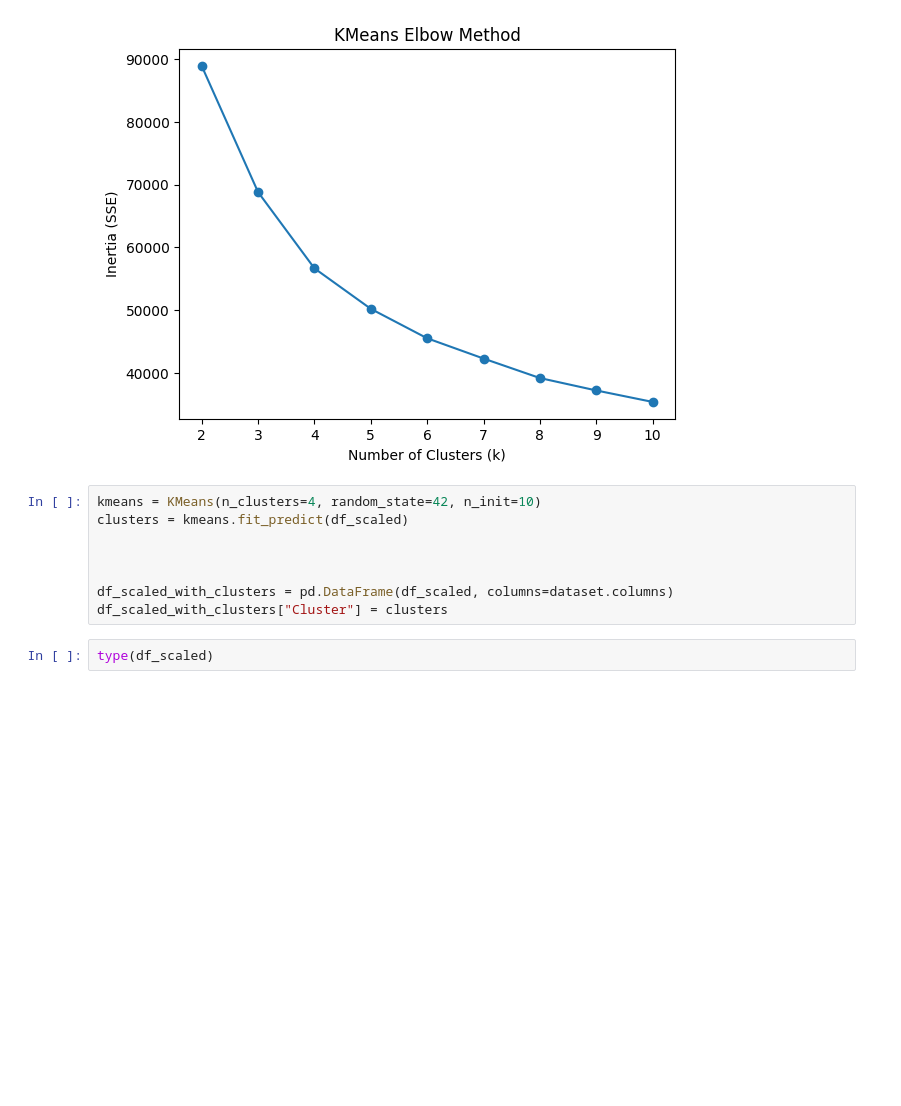
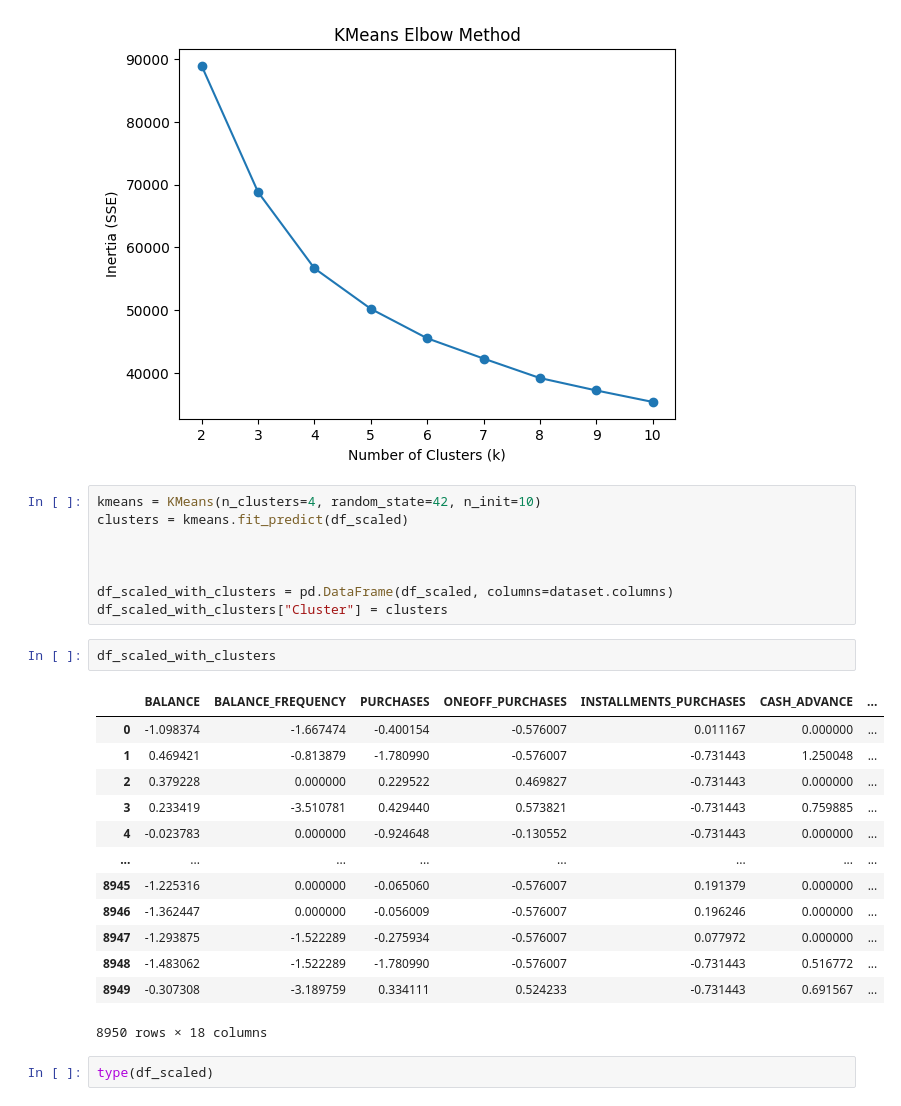
Before and after one commit to zeyad-mohvme-d/Machine-Learning, a Jupyter notebook: Notebook/Customer.ipynb, the cells around one changed output. Drawn from its saved outputs; the diff is of its cells as text; blank space fills up the shorter version.

```diff
--- a/Notebook/Customer.ipynb
+++ b/Notebook/Customer.ipynb
@@ -231,6 +231,22 @@ clusters = kmeans.fit_predict(df_scaled)
 
 df_scaled_with_clusters = pd.DataFrame(df_scaled, columns=dataset.columns)
 df_scaled_with_clusters["Cluster"] = clusters
+# %%
+df_scaled_with_clusters
+# %% [output]
+|  | BALANCE | BALANCE_FREQUENCY | PURCHASES | ONEOFF_PURCHASES | INSTALLMENTS_PURCHASES | CASH_ADVANCE | ... |
+| 0 | -1.098374 | -1.667474 | -0.400154 | -0.576007 | 0.011167 | 0.000000 | ... |
+| 1 | 0.469421 | -0.813879 | -1.780990 | -0.576007 | -0.731443 | 1.250048 | ... |
+| 2 | 0.379228 | 0.000000 | 0.229522 | 0.469827 | -0.731443 | 0.000000 | ... |
+| 3 | 0.233419 | -3.510781 | 0.429440 | 0.573821 | -0.731443 | 0.759885 | ... |
+| 4 | -0.023783 | 0.000000 | -0.924648 | -0.130552 | -0.731443 | 0.000000 | ... |
+| ... | ... | ... | ... | ... | ... | ... | ... |
+| 8945 | -1.225316 | 0.000000 | -0.065060 | -0.576007 | 0.191379 | 0.000000 | ... |
+| 8946 | -1.362447 | 0.000000 | -0.056009 | -0.576007 | 0.196246 | 0.000000 | ... |
+| 8947 | -1.293875 | -1.522289 | -0.275934 | -0.576007 | 0.077972 | 0.000000 | ... |
+| 8948 | -1.483062 | -1.522289 | -1.780990 | -0.576007 | -0.731443 | 0.516772 | ... |
+| 8949 | -0.307308 | -3.189759 | 0.334111 | 0.524233 | -0.731443 | 0.691567 | ... |
+8950 rows × 18 columns
 # %%
 type(df_scaled)
 # %% [output]
```
Also changed, not shown: parts of 1 cell of this notebook.
